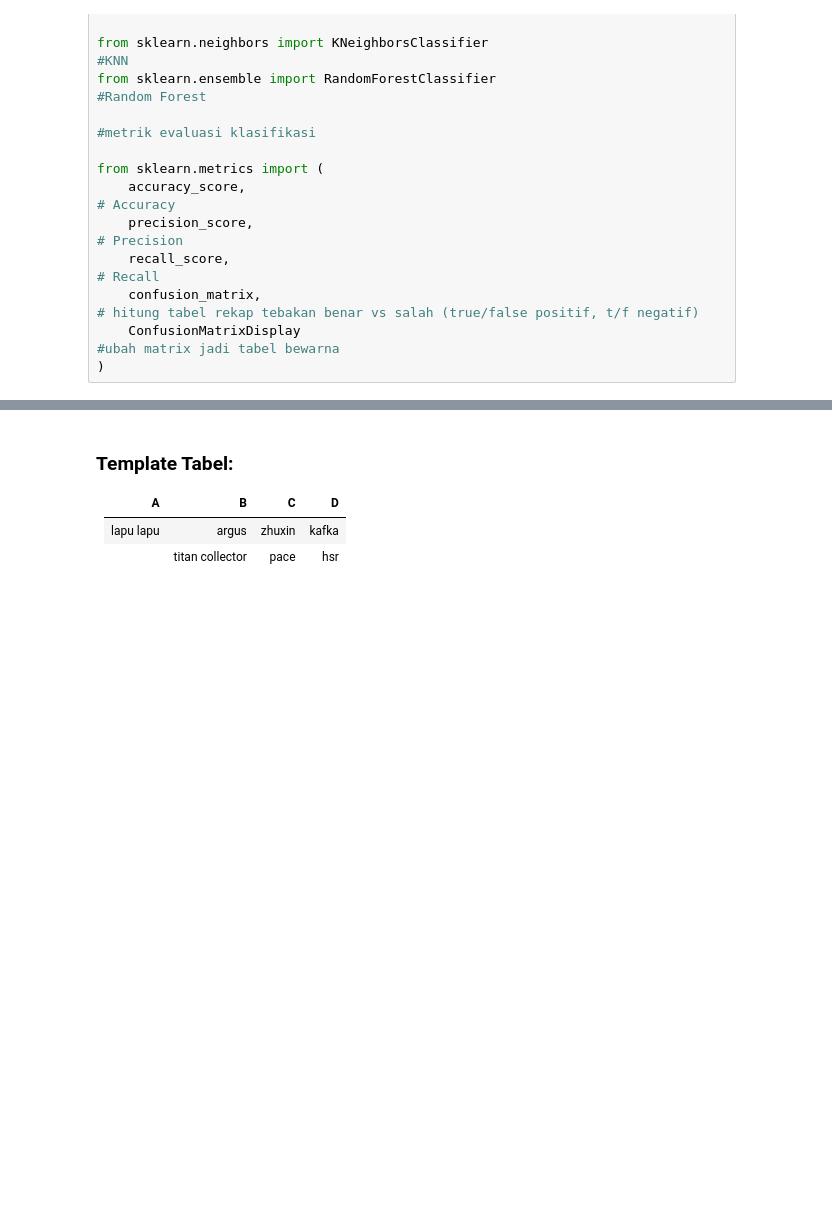
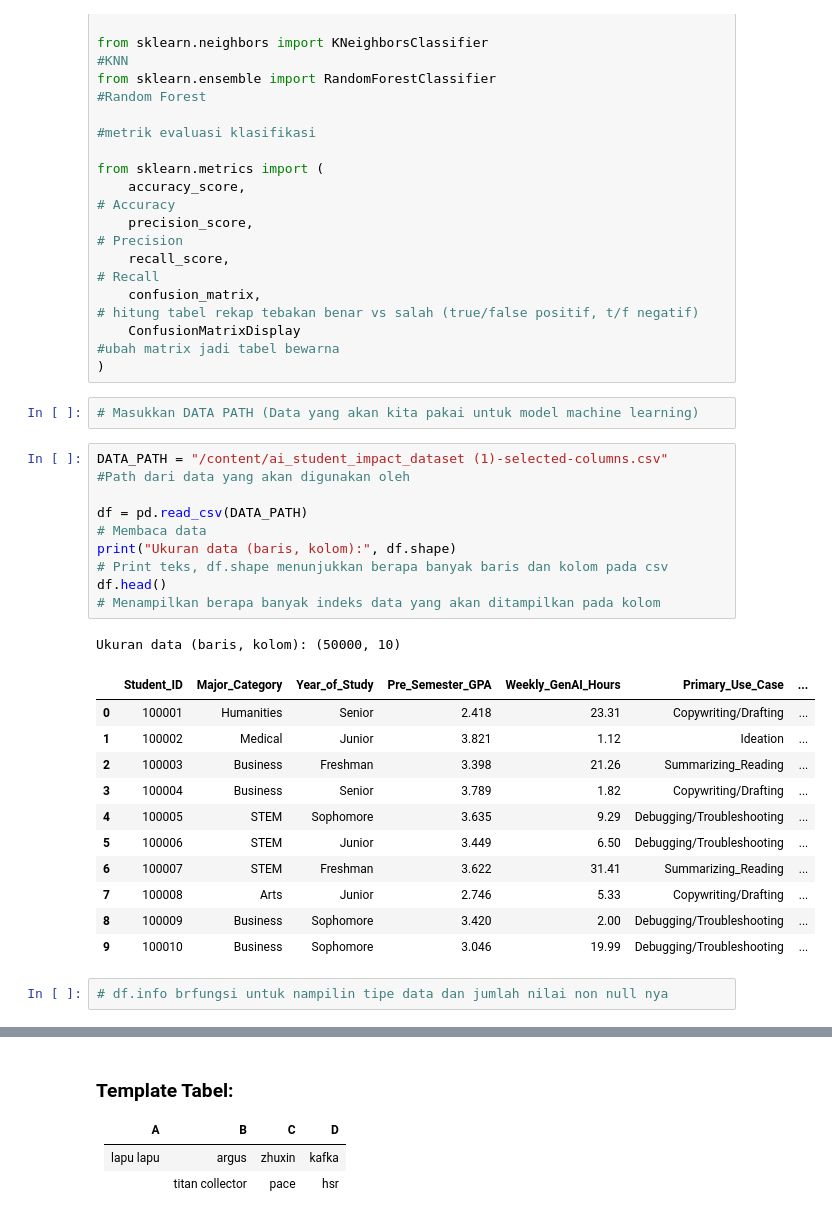
Before and after one commit to Shxrp08/Project_SG_I-Smile_Group6_2026, a Jupyter notebook: Project_SG_Group_6.ipynb, the cells around one changed output, grey strips where cells are left out. Drawn from its saved outputs; the diff is of its cells as text; blank space fills up the shorter version.

```diff
--- a/Project_SG_Group_6.ipynb
+++ b/Project_SG_Group_6.ipynb
@@ -41,3 +41,26 @@ from sklearn.metrics import (
     confusion_matrix,                                                            # hitung tabel rekap tebakan benar vs salah (true/false positif, t/f negatif)
     ConfusionMatrixDisplay                                                       #ubah matrix jadi tabel bewarna
 )
+# %%
+# Masukkan DATA PATH (Data yang akan kita pakai untuk model machine learning)
+# %%
+DATA_PATH = "/content/ai_student_impact_dataset (1)-selected-columns.csv"        #Path dari data yang akan digunakan oleh
+
+df = pd.read_csv(DATA_PATH)                                                      # Membaca data
+print("Ukuran data (baris, kolom):", df.shape)                                   # Print teks, df.shape menunjukkan berapa banyak baris dan kolom pada csv
+df.head()                                                                        # Menampilkan berapa banyak indeks data yang akan ditampilkan pada kolom
+# %% [output]
+Ukuran data (baris, kolom): (50000, 10)
+|  | Student_ID | Major_Category | Year_of_Study | Pre_Semester_GPA | Weekly_GenAI_Hours | Primary_Use_Case | ... |
+| 0 | 100001 | Humanities | Senior | 2.418 | 23.31 | Copywriting/Drafting | ... |
+| 1 | 100002 | Medical | Junior | 3.821 | 1.12 | Ideation | ... |
+| 2 | 100003 | Business | Freshman | 3.398 | 21.26 | Summarizing_Reading | ... |
+| 3 | 100004 | Business | Senior | 3.789 | 1.82 | Copywriting/Drafting | ... |
+| 4 | 100005 | STEM | Sophomore | 3.635 | 9.29 | Debugging/Troubleshooting | ... |
+| 5 | 100006 | STEM | Junior | 3.449 | 6.50 | Debugging/Troubleshooting | ... |
+| 6 | 100007 | STEM | Freshman | 3.622 | 31.41 | Summarizing_Reading | ... |
+| 7 | 100008 | Arts | Junior | 2.746 | 5.33 | Copywriting/Drafting | ... |
+| 8 | 100009 | Business | Sophomore | 3.420 | 2.00 | Debugging/Troubleshooting | ... |
+| 9 | 100010 | Business | Sophomore | 3.046 | 19.99 | Debugging/Troubleshooting | ... |
+# %%
+# df.info brfungsi untuk nampilin tipe data dan jumlah nilai non null nya
```
Also changed, not shown: parts of 6 cells of this notebook.
